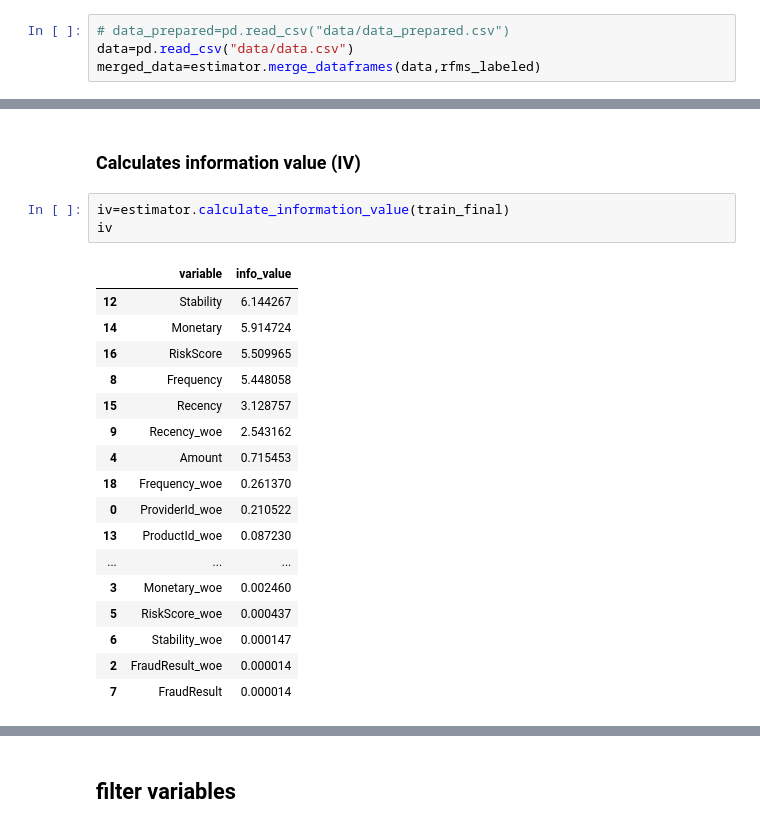
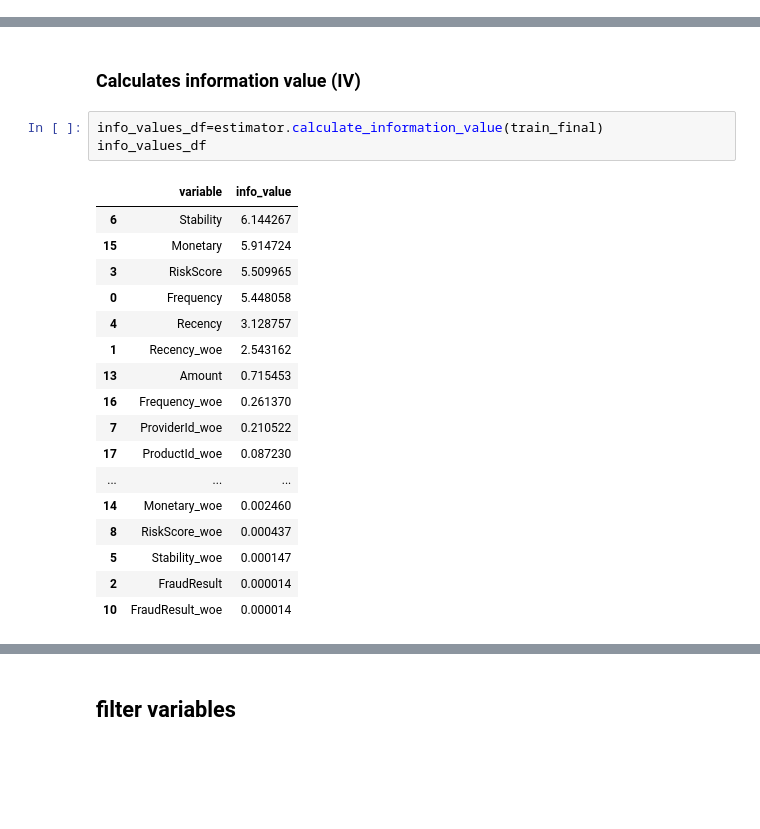
Before and after one commit to wolderufael/Credit-Scoring-Model-for-eCommerce-Platform, a Jupyter notebook: notebook/default_estimator.ipynb, the cells around one changed output, grey strips where cells are left out. Drawn from its saved outputs; the diff is of its cells as text; blank space fills up the shorter version.

```diff
--- a/notebook/default_estimator.ipynb
+++ b/notebook/default_estimator.ipynb
@@ -71,7 +71,3 @@ rfms_labeled.head()
 Binning,Weight of Evidence (WoE) and Information Value(IV)
 # %% [markdown]
 ### Merge the prepared data set on the feature engineering section and the customer level data that is used to calculate RFMS score
-# %%
-# data_prepared=pd.read_csv("data/data_prepared.csv")
-data=pd.read_csv("data/data.csv")
-merged_data=estimator.merge_dataframes(data,rfms_labeled)
@@ -217,23 +200,23 @@ train_final.head(10)
 # %% [markdown]
 ### Calculates information value (IV)
 # %%
-iv=estimator.calculate_information_value(train_final)
-iv
+info_values_df=estimator.calculate_information_value(train_final)
+info_values_df
 # %% [output]
 |  | variable | info_value |
-| 12 | Stability | 6.144267 |
-| 14 | Monetary | 5.914724 |
-| 16 | RiskScore | 5.509965 |
-| 8 | Frequency | 5.448058 |
-| 15 | Recency | 3.128757 |
-| 9 | Recency_woe | 2.543162 |
-| 4 | Amount | 0.715453 |
-| 18 | Frequency_woe | 0.261370 |
-| 0 | ProviderId_woe | 0.210522 |
-| 13 | ProductId_woe | 0.087230 |
+| 6 | Stability | 6.144267 |
+| 15 | Monetary | 5.914724 |
+| 3 | RiskScore | 5.509965 |
+| 0 | Frequency | 5.448058 |
+| 4 | Recency | 3.128757 |
+| 1 | Recency_woe | 2.543162 |
+| 13 | Amount | 0.715453 |
+| 16 | Frequency_woe | 0.261370 |
+| 7 | ProviderId_woe | 0.210522 |
+| 17 | ProductId_woe | 0.087230 |
 | ... | ... | ... |
-| 3 | Monetary_woe | 0.002460 |
-| 5 | RiskScore_woe | 0.000437 |
-| 6 | Stability_woe | 0.000147 |
-| 2 | FraudResult_woe | 0.000014 |
-| 7 | FraudResult | 0.000014 |
+| 14 | Monetary_woe | 0.002460 |
+| 8 | RiskScore_woe | 0.000437 |
+| 5 | Stability_woe | 0.000147 |
+| 2 | FraudResult | 0.000014 |
+| 10 | FraudResult_woe | 0.000014 |
```
Also changed, not shown: parts of 19 cells of this notebook, 5 other files.
